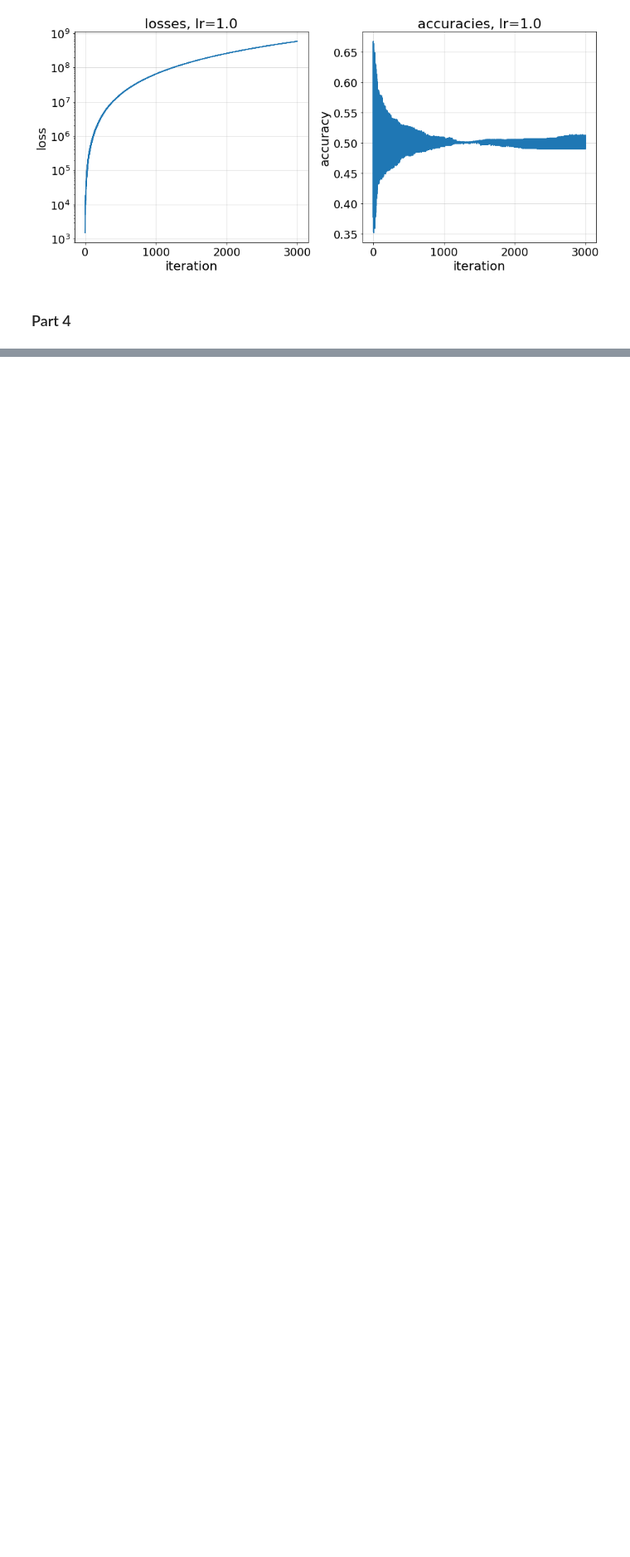
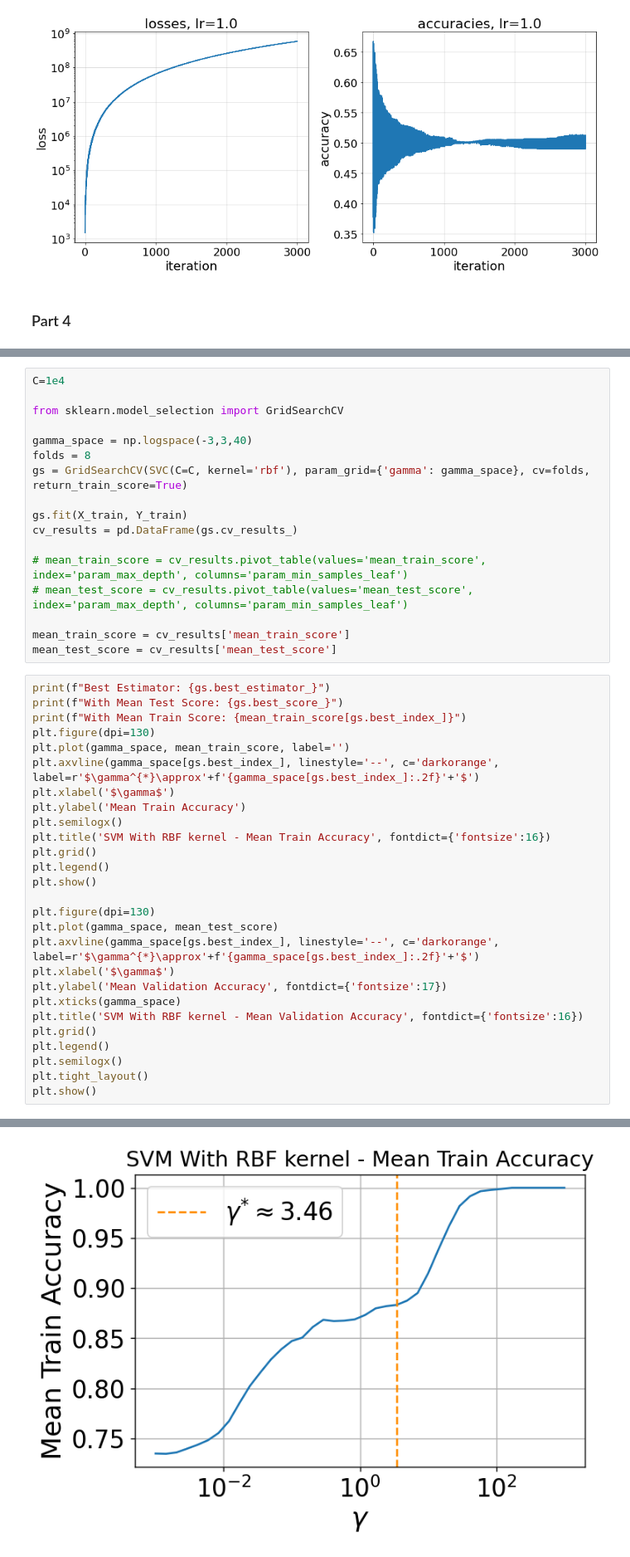
Before and after one commit to FlipperCoin/intro-to-ml, a Jupyter notebook: major_hw2/major_hw2.ipynb, the cells around one changed output, grey strips where cells are left out. Shown at 83% size. Saved outputs shown, nothing was run; the diff lists cells and outputs as text; blank space fills up the shorter version.

```diff
--- a/major_hw2/major_hw2.ipynb
+++ b/major_hw2/major_hw2.ipynb
@@ -529,3 +531,48 @@ for gamma, clf in zip(gamma_space, clf_space):
 [figure]
 [figure]
 [figure]
+# %%
+C=1e4
+
+from sklearn.model_selection import GridSearchCV
+
+gamma_space = np.logspace(-3,3,40)
+folds = 8
+gs = GridSearchCV(SVC(C=C, kernel='rbf'), param_grid={'gamma': gamma_space}, cv=folds, return_train_score=True)
+
+gs.fit(X_train, Y_train)
+cv_results = pd.DataFrame(gs.cv_results_)
+
+# mean_train_score = cv_results.pivot_table(values='mean_train_score', index='param_max_depth', columns='param_min_samples_leaf')
+# mean_test_score = cv_results.pivot_table(values='mean_test_score', index='param_max_depth', columns='param_min_samples_leaf')
+
+mean_train_score = cv_results['mean_train_score']
+mean_test_score = cv_results['mean_test_score']
+# %%
+print(f"Best Estimator: {gs.best_estimator_}")
+print(f"With Mean Test Score: {gs.best_score_}")
+print(f"With Mean Train Score: {mean_train_score[gs.best_index_]}")
+plt.figure(dpi=130)
+plt.plot(gamma_space, mean_train_score, label='')
+plt.axvline(gamma_space[gs.best_index_], linestyle='--', c='darkorange', label=r'$\gamma^{*}\approx'+f'{gamma_space[gs.best_index_]:.2f}'+'$')
+plt.xlabel('$\gamma$')
+plt.ylabel('Mean Train Accuracy')
+plt.semilogx()
+plt.title('SVM With RBF kernel - Mean Train Accuracy', fontdict={'fontsize':16})
+plt.grid()
+plt.legend()
+plt.show()
+
+plt.figure(dpi=130)
+plt.plot(gamma_space, mean_test_score)
+plt.axvline(gamma_space[gs.best_index_], linestyle='--', c='darkorange', label=r'$\gamma^{*}\approx'+f'{gamma_space[gs.best_index_]:.2f}'+'$')
+plt.xlabel('$\gamma$')
+plt.ylabel('Mean Validation Accuracy', fontdict={'fontsize':17})
+plt.xticks(gamma_space)
+plt.title('SVM With RBF kernel - Mean Validation Accuracy', fontdict={'fontsize':16})
+plt.grid()
+plt.legend()
+plt.semilogx()
+plt.tight_layout()
+plt.show()
+# %% [output]
@@ -531,0 +582 @@ for gamma, clf in zip(gamma_space, clf_space):
+[figure, added]
```
Also changed, not shown: parts of 5 cells of this notebook.
